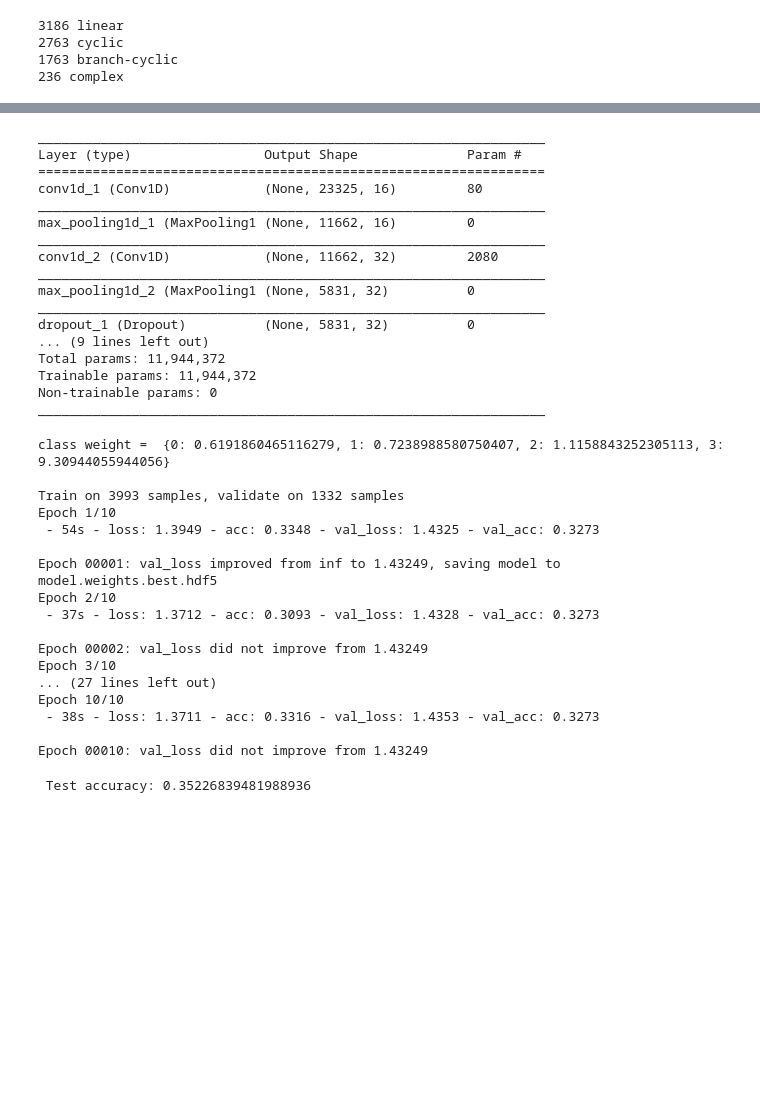
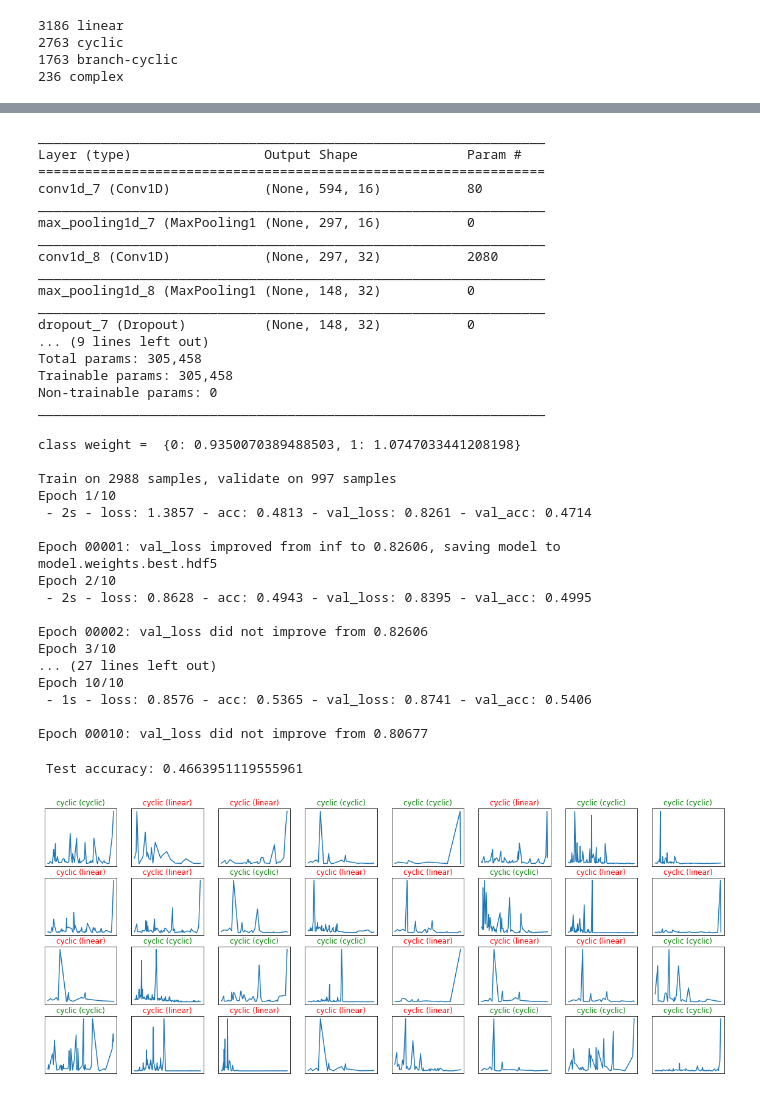
Before and after one commit to letovesnoi/machine-learning, a Jupyter notebook: projects/capstone/capstone.ipynb, the cells around one changed output, grey strips where cells are left out. Drawn from its saved outputs; the diff is of its cells as text; code cells hidden in the pictures; blank space fills up the shorter version.

```diff
--- a/projects/capstone/capstone.ipynb
+++ b/projects/capstone/capstone.ipynb
@@ -411,8 +414,10 @@ import keras
 
 from sklearn.model_selection import train_test_split
 
-X = df.to_numpy().astype('float32')
-y = np.array(labels).astype('float32')
+choosen_df = df_2[2]
+
+X = choosen_df.to_numpy().astype('float32')
+y = np.array(l_2).astype('float32')
 
 X_train, X_test, y_train, y_test = train_test_split(X, y, test_size=0.33, random_state=42)
 
@@ -436,7 +448,7 @@ model = Sequential()
 # model.add(MaxPooling2D(pool_size=(1, 2)))
 # model.add(Conv2D(filters=4, kernel_size=4, padding='same', activation='relu'))
 # model.add(MaxPooling2D(pool_size=(1,2)))
-model.add(Conv1D(filters=16, kernel_size=4, padding='same', activation='relu', input_shape=(23325, 1)))
+model.add(Conv1D(filters=16, kernel_size=4, padding='same', activation='relu', input_shape=(594, 1)))
 model.add(MaxPooling1D(pool_size=2))
 model.add(Conv1D(filters=32, kernel_size=4, padding='same', activation='relu'))
 model.add(MaxPooling1D(pool_size=2))
@@ -450,18 +462,18 @@ model.summary()
 _________________________________________________________________
 Layer (type)                 Output Shape              Param #
 =================================================================
-conv1d_1 (Conv1D)            (None, 23325, 16)         80
+conv1d_7 (Conv1D)            (None, 594, 16)           80
 _________________________________________________________________
-max_pooling1d_1 (MaxPooling1 (None, 11662, 16)         0
+max_pooling1d_7 (MaxPooling1 (None, 297, 16)           0
 _________________________________________________________________
-conv1d_2 (Conv1D)            (None, 11662, 32)         2080
+conv1d_8 (Conv1D)            (None, 297, 32)           2080
 _________________________________________________________________
-max_pooling1d_2 (MaxPooling1 (None, 5831, 32)          0
+max_pooling1d_8 (MaxPooling1 (None, 148, 32)           0
 _________________________________________________________________
-dropout_1 (Dropout)          (None, 5831, 32)          0
+dropout_7 (Dropout)          (None, 148, 32)           0
 ... (9 lines left out)
-Total params: 11,944,372
-Trainable params: 11,944,372
+Total params: 305,458
+Trainable params: 305,458
 Non-trainable params: 0
 _________________________________________________________________
 # %%
@@ -479,23 +491,23 @@ print('class weight = ', w, '\n')
 hist = model.fit(X_train, y_train, batch_size=32, epochs=10, validation_split=0.25,
                  callbacks=[checkpointer], verbose=2, shuffle=True, class_weight=w)
 # %% [output]
-class weight =  {0: 0.6191860465116279, 1: 0.7238988580750407, 2: 1.1158843252305113, 3: 9.30944055944056}
+class weight =  {0: 0.9350070389488503, 1: 1.0747033441208198}
 
-Train on 3993 samples, validate on 1332 samples
+Train on 2988 samples, validate on 997 samples
 Epoch 1/10
- - 54s - loss: 1.3949 - acc: 0.3348 - val_loss: 1.4325 - val_acc: 0.3273
+ - 2s - loss: 1.3857 - acc: 0.4813 - val_loss: 0.8261 - val_acc: 0.4714
 
-Epoch 00001: val_loss improved from inf to 1.43249, saving model to model.weights.best.hdf5
+Epoch 00001: val_loss improved from inf to 0.82606, saving model to model.weights.best.hdf5
 Epoch 2/10
- - 37s - loss: 1.3712 - acc: 0.3093 - val_loss: 1.4328 - val_acc: 0.3273
+ - 2s - loss: 0.8628 - acc: 0.4943 - val_loss: 0.8395 - val_acc: 0.4995
 
-Epoch 00002: val_loss did not improve from 1.43249
+Epoch 00002: val_loss did not improve from 0.82606
 Epoch 3/10
 ... (27 lines left out)
 Epoch 10/10
- - 38s - loss: 1.3711 - acc: 0.3316 - val_loss: 1.4353 - val_acc: 0.3273
+ - 1s - loss: 0.8576 - acc: 0.5365 - val_loss: 0.8741 - val_acc: 0.5406
 
-Epoch 00010: val_loss did not improve from 1.43249
+Epoch 00010: val_loss did not improve from 0.80677
 # %%
 # load the weights that yielded the best validation accuracy
 model.load_weights('model.weights.best.hdf5')
@@ -505,25 +517,27 @@ X_test = X_test.reshape(X_test.shape[0], X_test.shape[1], 1)
 score = model.evaluate(X_test, y_test, verbose=0)
 print('\n', 'Test accuracy:', score[1])
 # %% [output]
- Test accuracy: 0.35226839481988936
+ Test accuracy: 0.4663951119555961
 # %%
 # get predictions on the test set
 y_hat = model.predict(X_test)
 # %%
 import matplotlib.pyplot as plt
 
 # define text labels
 names = ['linear', 'cyclic','b-cyclic', 'complex']
 
 # plot a random sample of test images, their predicted labels, and ground truth
 fig = plt.figure(figsize=(20, 8))
 for i, rc_i in enumerate(np.random.choice(X_test.shape[0], size=32, replace=False)):
     ax = fig.add_subplot(4, 8, i + 1, xticks=[], yticks=[])
-    x = np.array([discrete_masses[int(bin_i)] for bin_i in df.columns.values.tolist()])
+    x = np.array([discrete_masses[int(bin_i)] for bin_i in choosen_df.columns.values.tolist()])
     y = np.array(np.squeeze(X_test[rc_i]))
-    y_mask = np.isfinite(y)
+    y_mask = (y != 0)
     ax.plot(x[y_mask], y[y_mask])
     pred_idx = np.argmax(y_hat[rc_i])
     true_idx = np.argmax(y_test[rc_i])
     ax.set_title("{} ({})".format(names[pred_idx], names[true_idx]),
                  color=("green" if pred_idx == true_idx else "red"))
+# %% [output]
+[figure, added]
```
Also changed, not shown: parts of 3 cells of this notebook.
